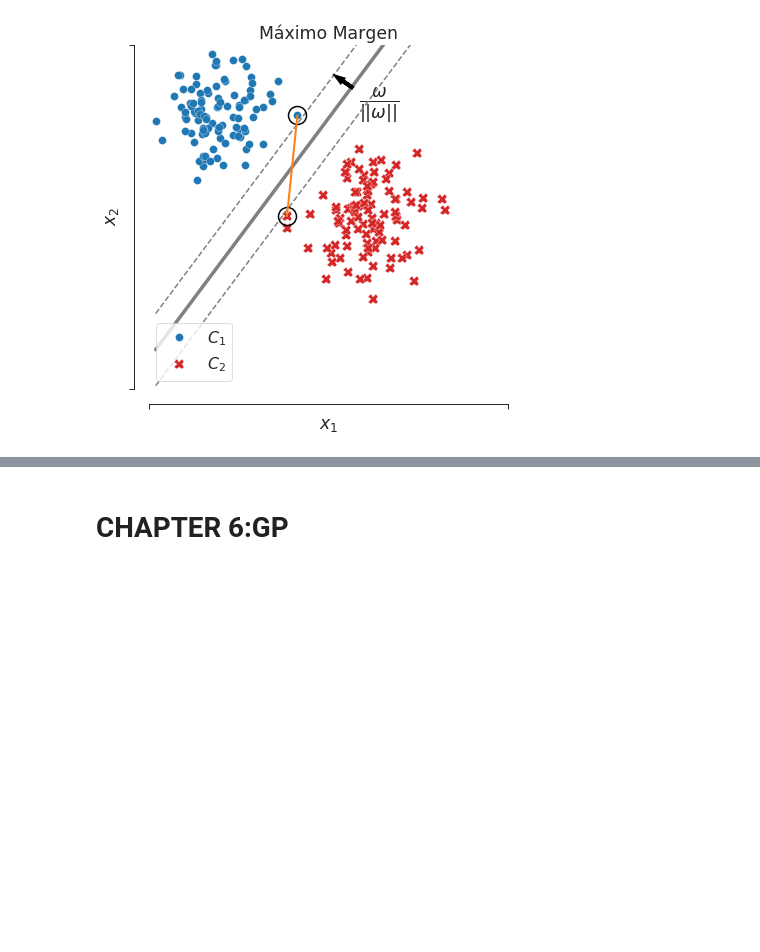
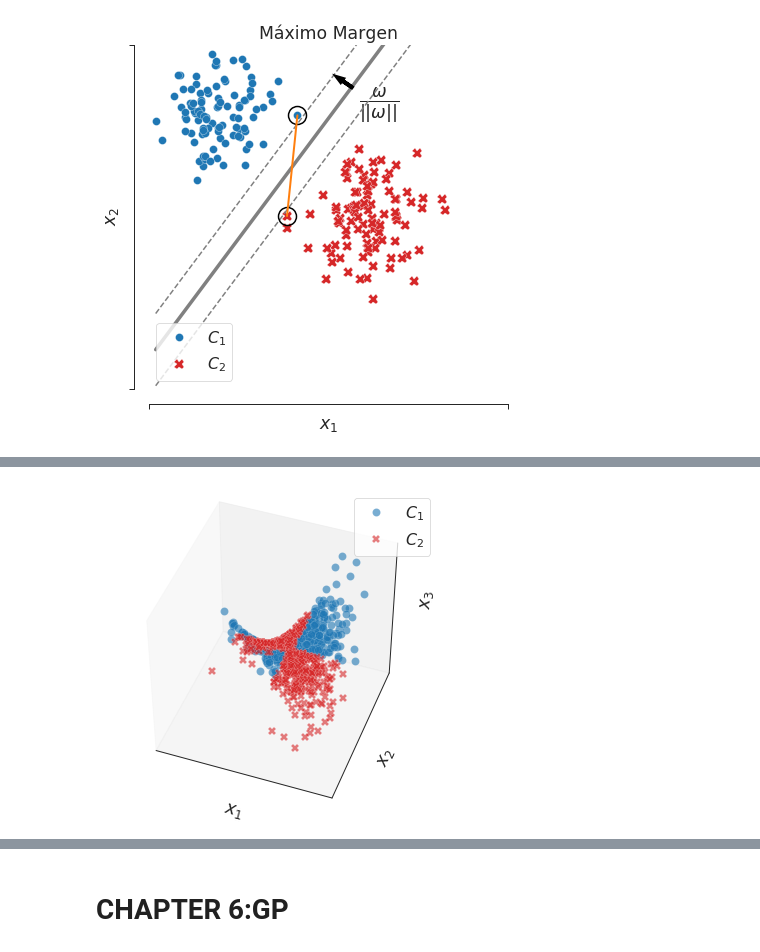
Before and after one commit to GAMES-UChile/Curso-Aprendizaje-de-Maquinas, a Jupyter notebook: Figuras.ipynb, the cells around one changed output, grey strips where cells are left out. Drawn from its saved outputs; the diff is of its cells as text; code cells hidden in the pictures; blank space fills up the shorter version.

```diff
--- a/Figuras.ipynb
+++ b/Figuras.ipynb
@@ -501,0 +566,31 @@ if savefigs: plt.savefig(out_path + prefix + 'max_margen2.pdf', bbox_inches='tig
+# %%
+from mpl_toolkits.mplot3d import Axes3D
+
+fig = plt.figure(figsize=(6, 6))
+ax = fig.add_subplot(111, projection='3d')
+
+
+ax.plot(x[:, 0][cls1], x[:, 1][cls1], x[:, 0][cls1] * x[:, 1][cls1],
+        'o', markeredgecolor='w', markeredgewidth=0.2, ms=8, label=r'$C_1$', alpha=0.6)
+ax.plot(x[:, 0][cls2], x[:, 1][cls2], x[:, 0][cls2] * x[:, 1][cls2],
+        'X', markeredgecolor='w', markeredgewidth=0.2, ms=8, label=r'$C_2$',
+        c=sns.color_palette()[3], alpha=0.6)
+
+angle = 110
+ax.view_init(45, angle)
+plt.draw()
+
+ax.set_xlabel(r'$x_1$')
+ax.set_ylabel(r'$x_2$')
+ax.set_zlabel(r'$x_3$')
+ax.set_xticks([])
+ax.set_yticks([])
+ax.set_zticks([])
+
+plt.legend()
+
+sns.despine(offset=15, trim=True)
+
+if savefigs: plt.savefig(out_path + prefix + 'xor_3d_proyeccion.pdf', bbox_inches='tight')
+# %% [output]
+[figure, added]
```
Also changed, not shown: parts of 9 cells of this notebook.
